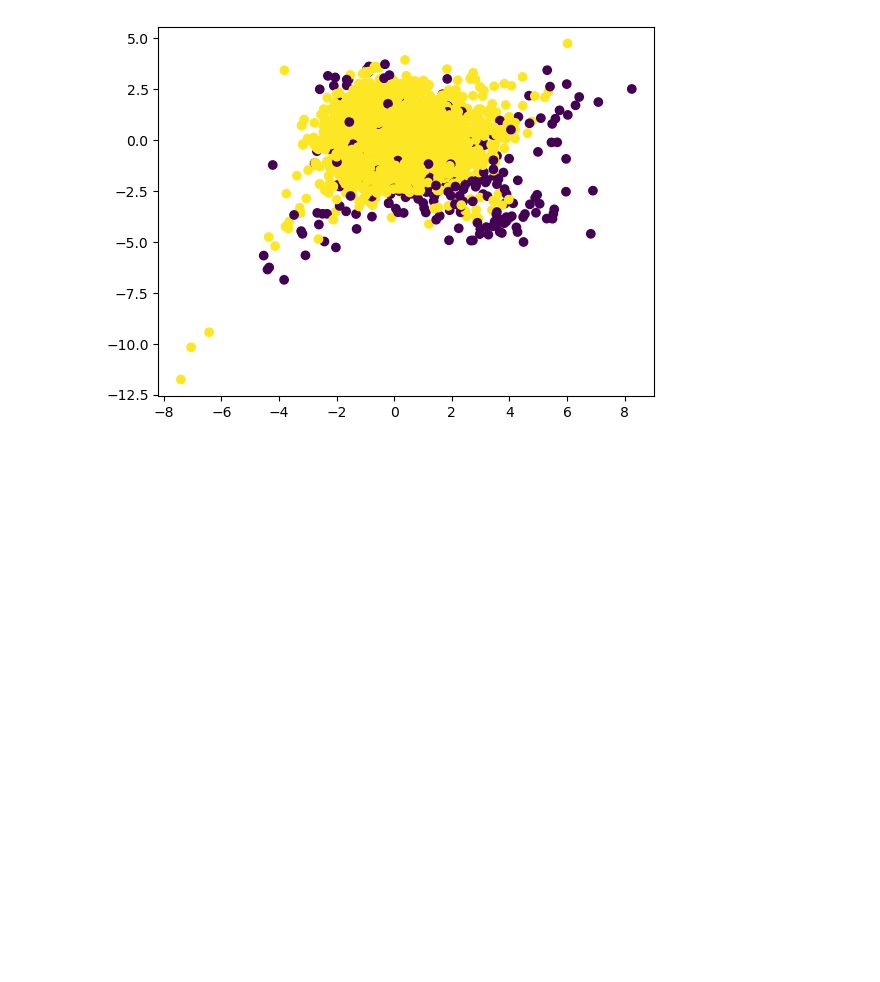
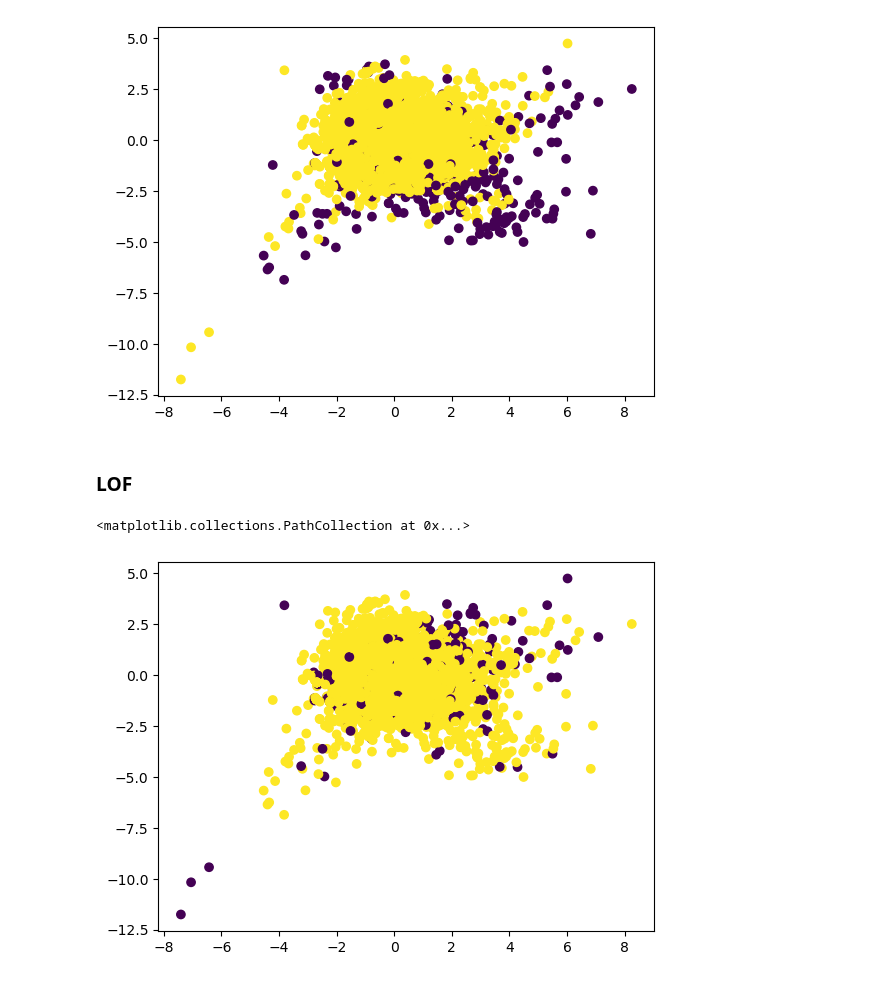
Before and after one commit to tahaftm/Prime-AIML, a Jupyter notebook: Anomaly Detection/isolation.ipynb, the cells around one changed output. Saved outputs shown, nothing was run; the diff lists cells and outputs as text; code cells hidden in the pictures; blank space fills up the shorter version.

```diff
--- a/Anomaly Detection/isolation.ipynb
+++ b/Anomaly Detection/isolation.ipynb
@@ -39,3 +39,18 @@ plt.scatter(x = pca_X[:,0], y = pca_X[:,1],c = labels)
 # %% [output]
 <matplotlib.collections.PathCollection at 0x...>
 [figure]
+# %% [markdown]
+### LOF
+# %%
+from sklearn.neighbors import LocalOutlierFactor
+
+lof = LocalOutlierFactor(contamination=0.036)
+
+labels_lof = lof.fit_predict(scaled_X)
+# %%
+## Visualize
+
+plt.scatter(x = pca_X[:,0], y = pca_X[:,1],c = labels_lof)
+# %% [output]
+<matplotlib.collections.PathCollection at 0x...>
+[figure, added]
```
